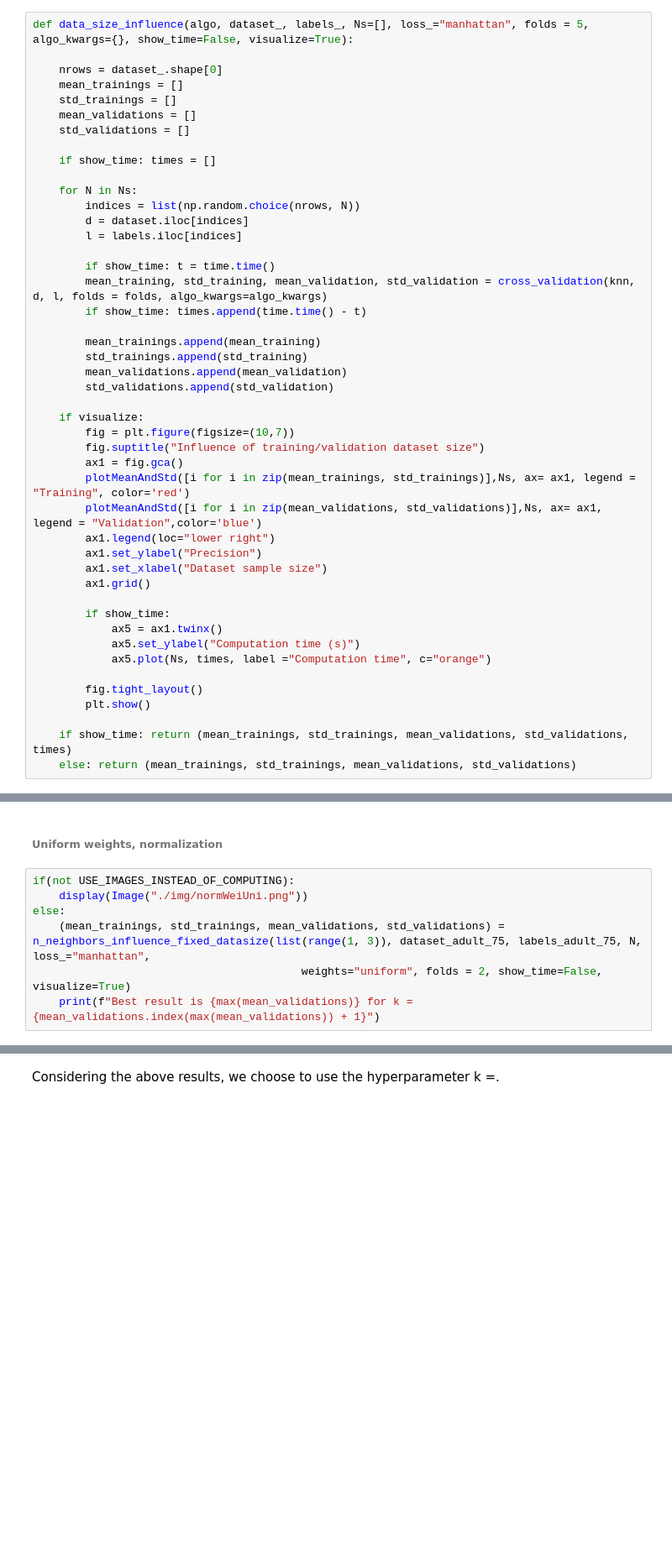
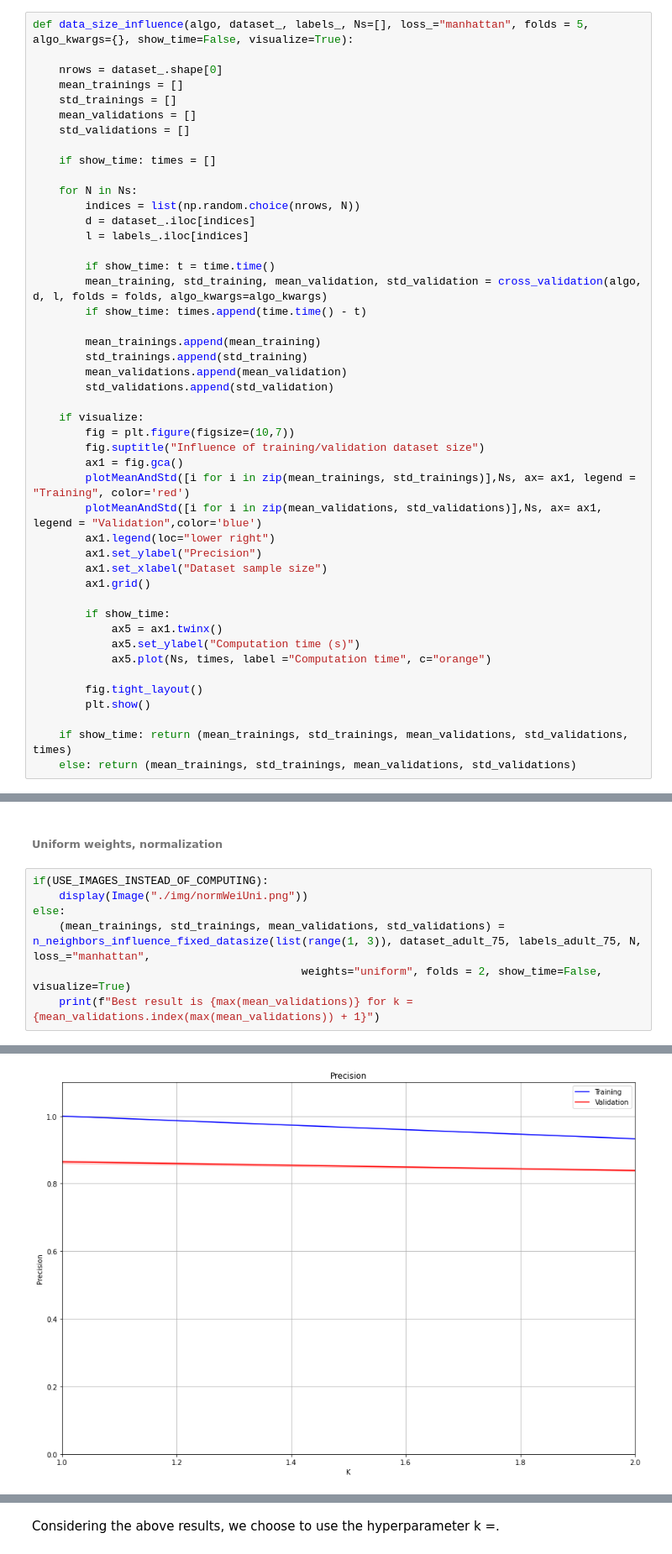
Before and after one commit to nono9212/COMP551_HM1, a Jupyter notebook: Homework.ipynb, the cells around one changed output, grey strips where cells are left out. Shown: that part at 84% size. Saved outputs shown, nothing was run; the diff lists cells and outputs as text; blank space fills up the shorter version.

Commit message:
added image and parameter

```diff
--- a/Homework.ipynb
+++ b/Homework.ipynb
@@ -309,11 +322,11 @@ def data_size_influence(algo, dataset_, labels_, Ns=[], loss_="manhattan", folds
 
     for N in Ns:
         indices = list(np.random.choice(nrows, N))
-        d = dataset.iloc[indices]
-        l = labels.iloc[indices]
+        d = dataset_.iloc[indices]
+        l = labels_.iloc[indices]
 
         if show_time: t = time.time()
-        mean_training, std_training, mean_validation, std_validation = cross_validation(knn, d, l, folds = folds, algo_kwargs=algo_kwargs)
+        mean_training, std_training, mean_validation, std_validation = cross_validation(algo, d, l, folds = folds, algo_kwargs=algo_kwargs)
         if show_time: times.append(time.time() - t)
 
         mean_trainings.append(mean_training)
@@ -550,9 +624,10 @@ Considering the above results, we choose to use the hyperparameter k =.
 # %% [markdown]
 ###### Uniform weights, normalization
 # %%
-if(not USE_IMAGES_INSTEAD_OF_COMPUTING):
+if(USE_IMAGES_INSTEAD_OF_COMPUTING):
     display(Image("./img/normWeiUni.png"))
 else:
     (mean_trainings, std_trainings, mean_validations, std_validations) = n_neighbors_influence_fixed_datasize(list(range(1, 3)), dataset_adult_75, labels_adult_75, N, loss_="manhattan",
                                          weights="uniform", folds = 2, show_time=False, visualize=True)
     print(f"Best result is {max(mean_validations)} for k = {mean_validations.index(max(mean_validations)) + 1}")
+# %% [output]
@@ -558,0 +636 @@ else:
+[figure, added]
```
Also changed, not shown: parts of 43 cells of this notebook, 5 other files.
